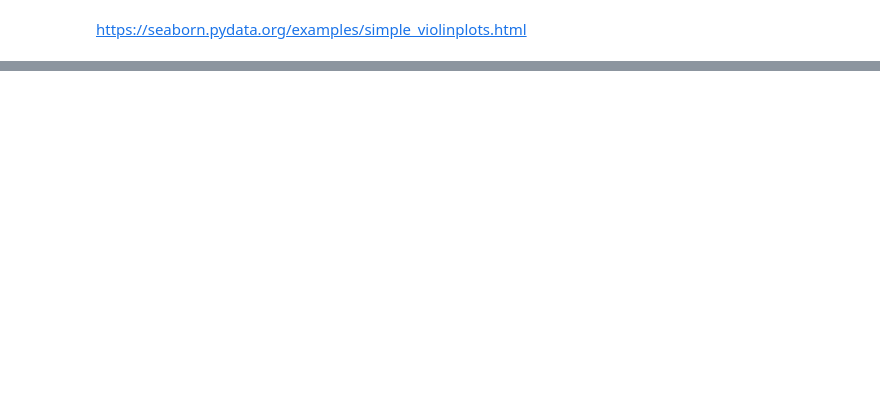
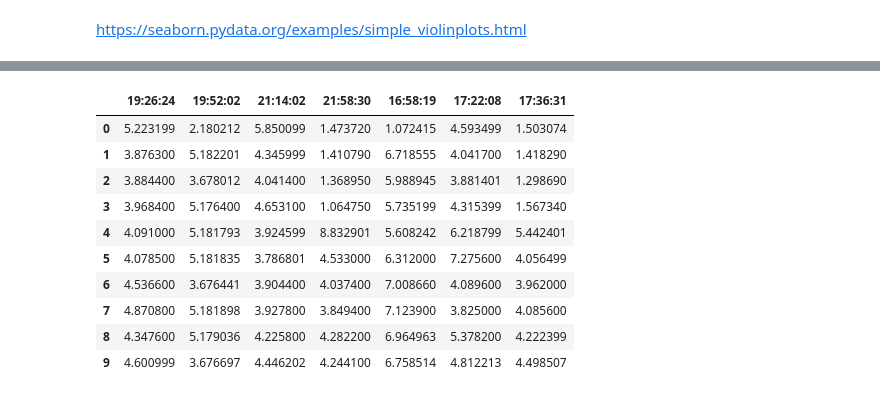
Before and after one commit to jqp4/acad-2021-NVIDIA-GPU, a Jupyter notebook: mpi_collective/Untitled.ipynb, the cells around one changed output, grey strips where cells are left out. Saved outputs shown, nothing was run; the diff lists cells and outputs as text; code cells hidden in the pictures; blank space fills up the shorter version.

```diff
--- a/mpi_collective/Untitled.ipynb
+++ b/mpi_collective/Untitled.ipynb
@@ -89,8 +89,21 @@ def get_results_data(test_type):
 # %%
 data = get_results_data("barrier")
 # data = get_results_data("alltoall")
 # data = data.drop(columns=['06:28:49'])
 data_mean = pd.DataFrame(data.mean(axis=0), columns=['mean'])
+data
+# %% [output]
+|  | 19:26:24 | 19:52:02 | 21:14:02 | 21:58:30 | 16:58:19 | 17:22:08 | 17:36:31 |
+| 0 | 5.223199 | 2.180212 | 5.850099 | 1.473720 | 1.072415 | 4.593499 | 1.503074 |
+| 1 | 3.876300 | 5.182201 | 4.345999 | 1.410790 | 6.718555 | 4.041700 | 1.418290 |
+| 2 | 3.884400 | 3.678012 | 4.041400 | 1.368950 | 5.988945 | 3.881401 | 1.298690 |
+| 3 | 3.968400 | 5.176400 | 4.653100 | 1.064750 | 5.735199 | 4.315399 | 1.567340 |
+| 4 | 4.091000 | 5.181793 | 3.924599 | 8.832901 | 5.608242 | 6.218799 | 5.442401 |
+| 5 | 4.078500 | 5.181835 | 3.786801 | 4.533000 | 6.312000 | 7.275600 | 4.056499 |
+| 6 | 4.536600 | 3.676441 | 3.904400 | 4.037400 | 7.008660 | 4.089600 | 3.962000 |
+| 7 | 4.870800 | 5.181898 | 3.927800 | 3.849400 | 7.123900 | 3.825000 | 4.085600 |
+| 8 | 4.347600 | 5.179036 | 4.225800 | 4.282200 | 6.964963 | 5.378200 | 4.222399 |
+| 9 | 4.600999 | 3.676697 | 4.446202 | 4.244100 | 6.758514 | 4.812213 | 4.498507 |
 # %%
 sns.set_theme()
 sns.set(rc={'figure.figsize':(12, 9)})
```
Also changed, not shown: parts of 3 cells of this notebook, 4 other files.
